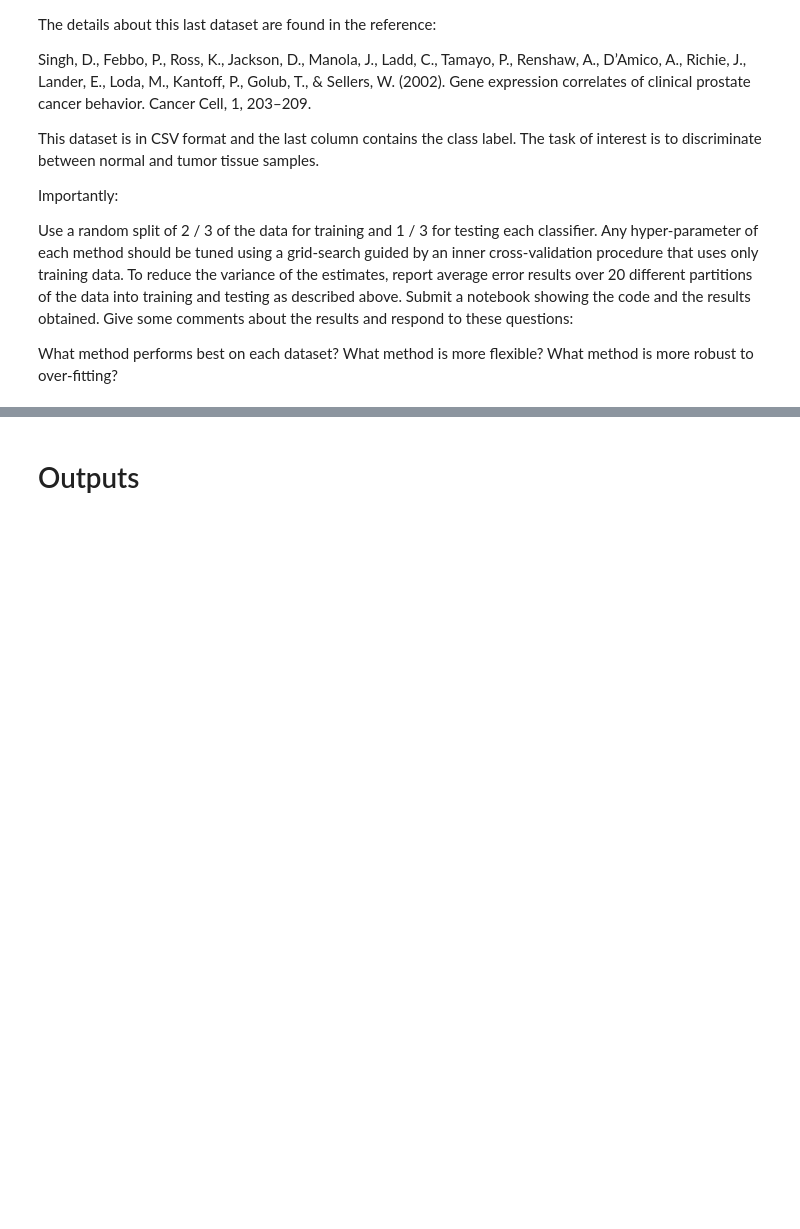
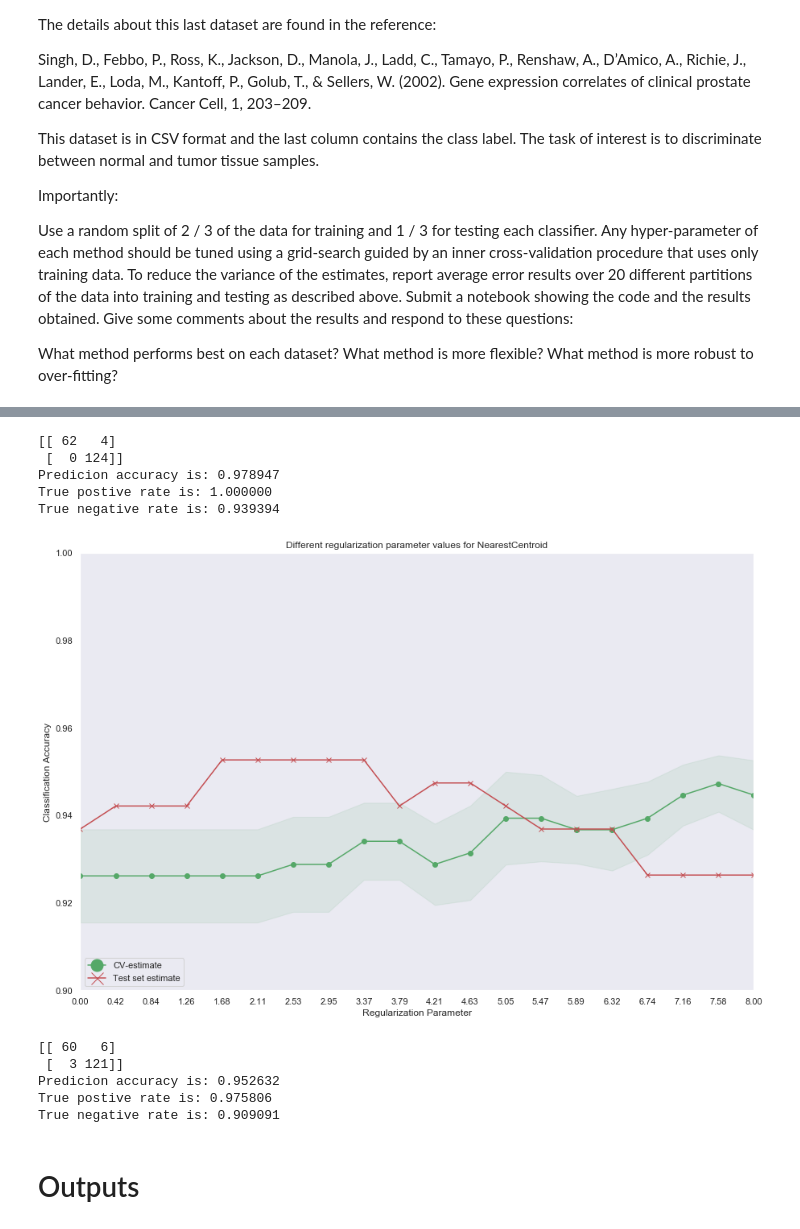
Before and after one commit to nandoide/misc_work, a Jupyter notebook: Desktop/uni/APAUT/classification_systems/classification_systems.ipynb, the cells around one changed output, grey strips where cells are left out. Cells and saved outputs as stored; diff of their text form; code cells hidden in the pictures; blank space fills up the shorter version.

```diff
--- a/Desktop/uni/APAUT/classification_systems/classification_systems.ipynb
+++ b/Desktop/uni/APAUT/classification_systems/classification_systems.ipynb
@@ -113,3 +172,30 @@ True negative rate is: 0.924242
+# %%
+# QDA accuracy
+# Best parameter value according CV estimate
+best_reg_param_value = 0.444
+prediction_accuracy(X_train_scaled, X_test_scaled, y_train, y_test, "QuadraticDiscriminantAnalysis", "reg_param", best_reg_param_value)
+# %% [output]
+[[ 62   4]
+ [  0 124]]
+Predicion accuracy is: 0.978947
+True postive rate is: 1.000000
+True negative rate is: 0.939394
+# %%
+# Centroids
+param_values = np.linspace(0, 8, 20).tolist()
+estimate_parameter(X_train_scaled, X_test_scaled, y_train, y_test,\
+                   "NearestCentroid", "shrink_threshold", param_values)
+# %% [output]
+[figure, added]
+# %%
+# Centroids accuracy
+prediction_accuracy(X_train_scaled, X_test_scaled, y_train, y_test, "NearestCentroid", "shrink_threshold", 3.4)
+# %% [output]
+[[ 60   6]
+ [  3 121]]
+Predicion accuracy is: 0.952632
+True postive rate is: 0.975806
+True negative rate is: 0.909091
 # %% [markdown]
 # Outputs
 # %%
```
Also changed, not shown: parts of 9 cells of this notebook.
